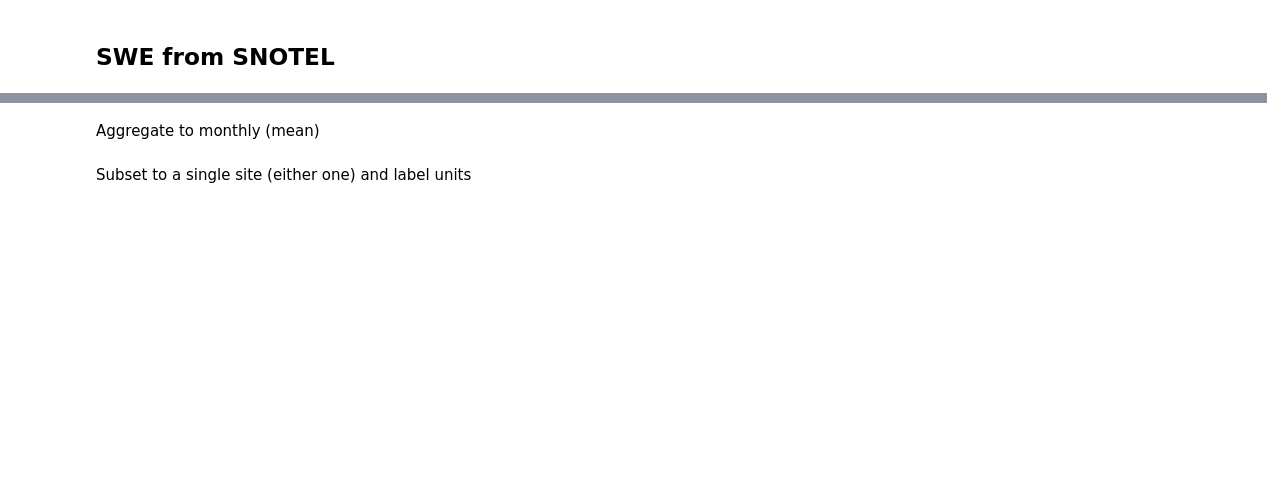
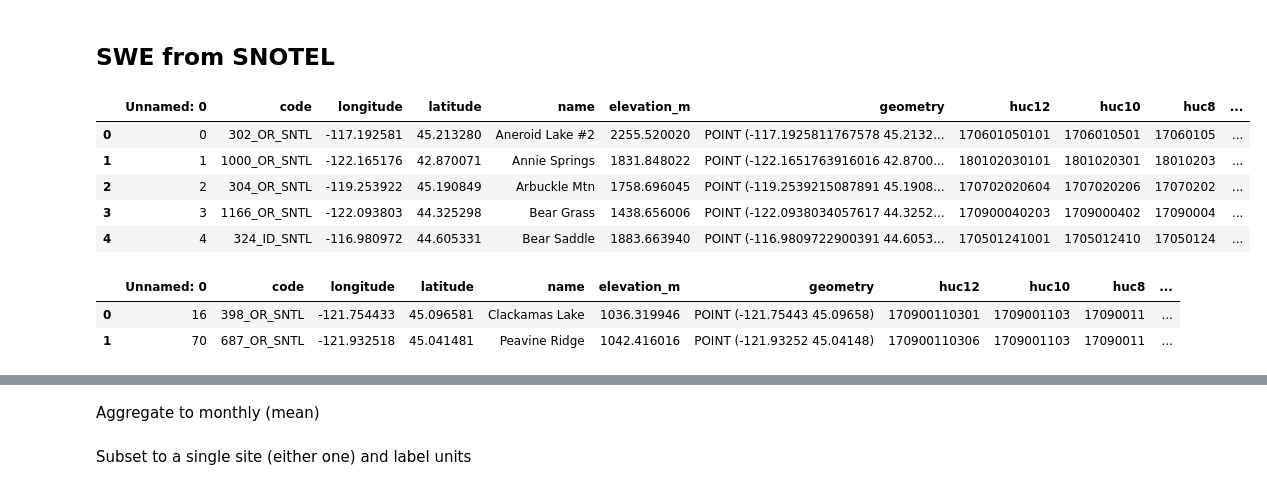
Before and after one commit to waterhackweek/whw2020_snowgw, a Jupyter notebook: mashup_spatial_snowGW.ipynb, the cells around one changed output, grey strips where cells are left out. Drawn from its saved outputs; the diff is of its cells as text; code cells hidden in the pictures; blank space fills up the shorter version.

```diff
--- a/mashup_spatial_snowGW.ipynb
+++ b/mashup_spatial_snowGW.ipynb
@@ -408,4 +628,13 @@ sb_gw_ts_df
 # %% [markdown]
 ## SWE from SNOTEL
 # %%
-snow_stn = pd.read_csv("data/OR_DB.csv",dtype={'huc8':object})
+snow_stn = pd.read_csv("data/OR_DB.csv",dtype={'huc2':object,'huc4':object,'huc6':object,
+                                               'huc8':object,'huc10':object,'huc12':object})
+snow_stn.head()
+# %% [output]
+|  | Unnamed: 0 | code | longitude | latitude | name | elevation_m | geometry | huc12 | huc10 | huc8 | ... |
+| 0 | 0 | 302_OR_SNTL | -117.192581 | 45.213280 | Aneroid Lake #2 | 2255.520020 | POINT (-117.1925811767578 45.2132... | 170601050101 | 1706010501 | 17060105 | ... |
+| 1 | 1 | 1000_OR_SNTL | -122.165176 | 42.870071 | Annie Springs | 1831.848022 | POINT (-122.1651763916016 42.8700... | 180102030101 | 1801020301 | 18010203 | ... |
+| 2 | 2 | 304_OR_SNTL | -119.253922 | 45.190849 | Arbuckle Mtn | 1758.696045 | POINT (-119.2539215087891 45.1908... | 170702020604 | 1707020206 | 17070202 | ... |
+| 3 | 3 | 1166_OR_SNTL | -122.093803 | 44.325298 | Bear Grass | 1438.656006 | POINT (-122.0938034057617 44.3252... | 170900040203 | 1709000402 | 17090004 | ... |
+| 4 | 4 | 324_ID_SNTL | -116.980972 | 44.605331 | Bear Saddle | 1883.663940 | POINT (-116.9809722900391 44.6053... | 170501241001 | 1705012410 | 17050124 | ... |
@@ -415,3 +641,14 @@ stn
+# %%
+from shapely.geometry import Point
+stn=snow_stn[snow_stn.huc8 == sb_huc08code]
+stn=stn.reset_index(drop=True)
+stn = gpd.GeoDataFrame(stn, crs="EPSG:4326",
+                       geometry=[Point(xy) for xy in zip(stn.longitude, stn.latitude)])
+stn
+# %% [output]
+|  | Unnamed: 0 | code | longitude | latitude | name | elevation_m | geometry | huc12 | huc10 | huc8 | ... |
+| 0 | 16 | 398_OR_SNTL | -121.754433 | 45.096581 | Clackamas Lake | 1036.319946 | POINT (-121.75443 45.09658) | 170900110301 | 1709001103 | 17090011 | ... |
+| 1 | 70 | 687_OR_SNTL | -121.932518 | 45.041481 | Peavine Ridge | 1042.416016 | POINT (-121.93252 45.04148) | 170900110306 | 1709001103 | 17090011 | ... |
 # %%
 import ulmo
 wsdlurl = "http://hydroportal.cuahsi.org/Snotel/cuahsi_1_1.asmx?WSDL"
```
Also changed, not shown: parts of 42 cells of this notebook.
